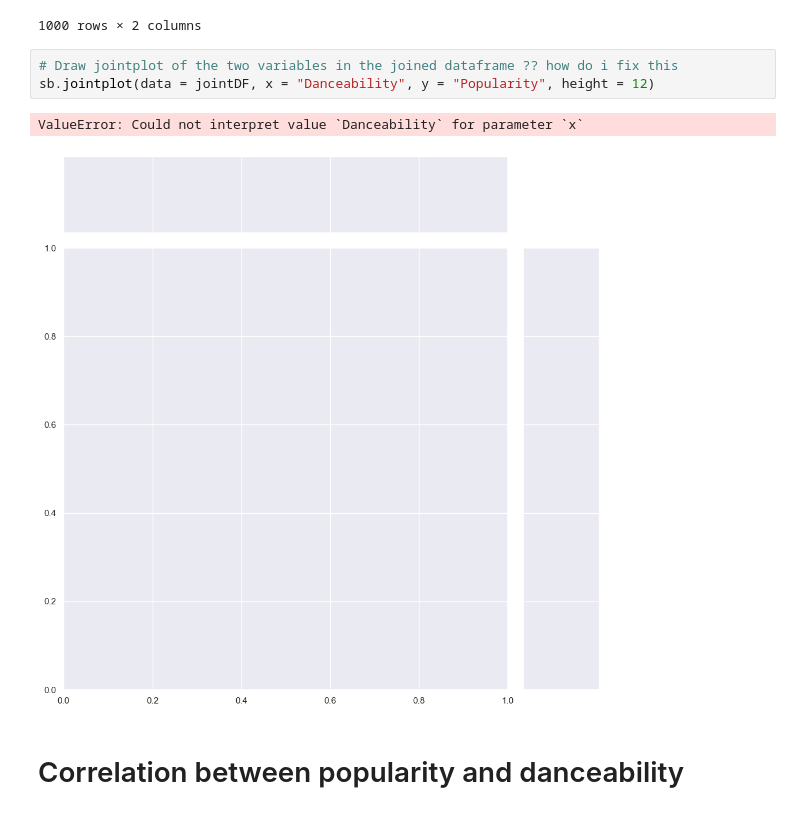
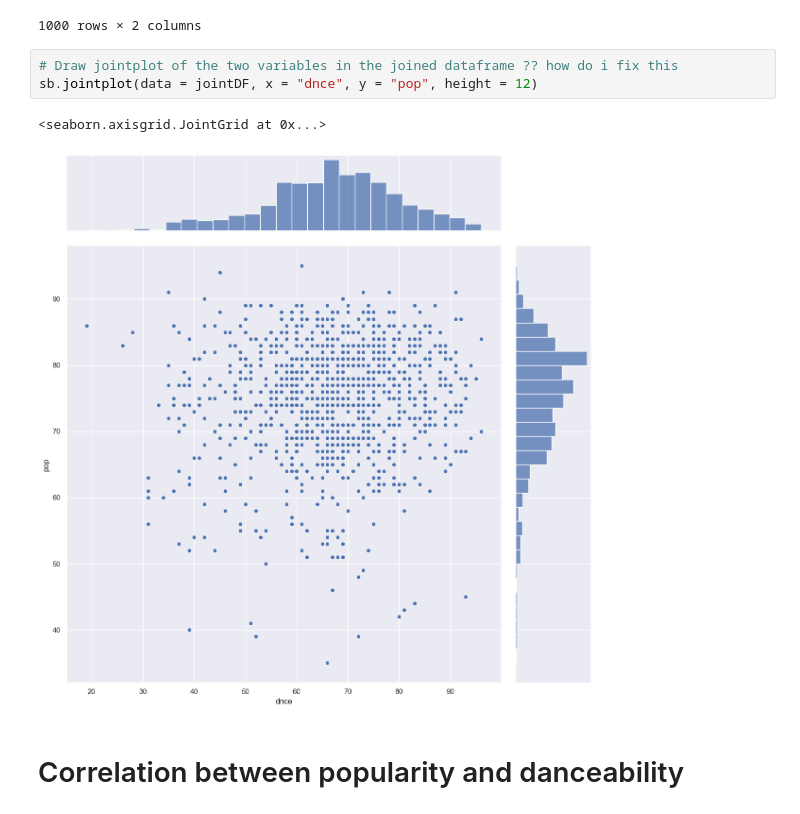
Before and after one commit to tanvi-jain3/SC1015-Song-Genre-Classification, a Jupyter notebook: Data Science Mini_Project.ipynb, the cells around one changed output. Cells and saved outputs as stored; diff of their text form.

```diff
--- a/Data Science Mini_Project.ipynb
+++ b/Data Science Mini_Project.ipynb
@@ -93,10 +93,10 @@ jointDF
 1000 rows × 2 columns
 # %%
 # Draw jointplot of the two variables in the joined dataframe ?? how do i fix this
-sb.jointplot(data = jointDF, x = "Danceability", y = "Popularity", height = 12)
+sb.jointplot(data = jointDF, x = "dnce", y = "pop", height = 12)
 # %% [output]
-ValueError: Could not interpret value `Danceability` for parameter `x`
+<seaborn.axisgrid.JointGrid at 0x...>
-[figure, old version]
+[figure, new version]
 # %% [markdown]
 # Correlation between popularity and danceability
 # %%
```
Also changed, not shown: parts of 3 cells of this notebook.
